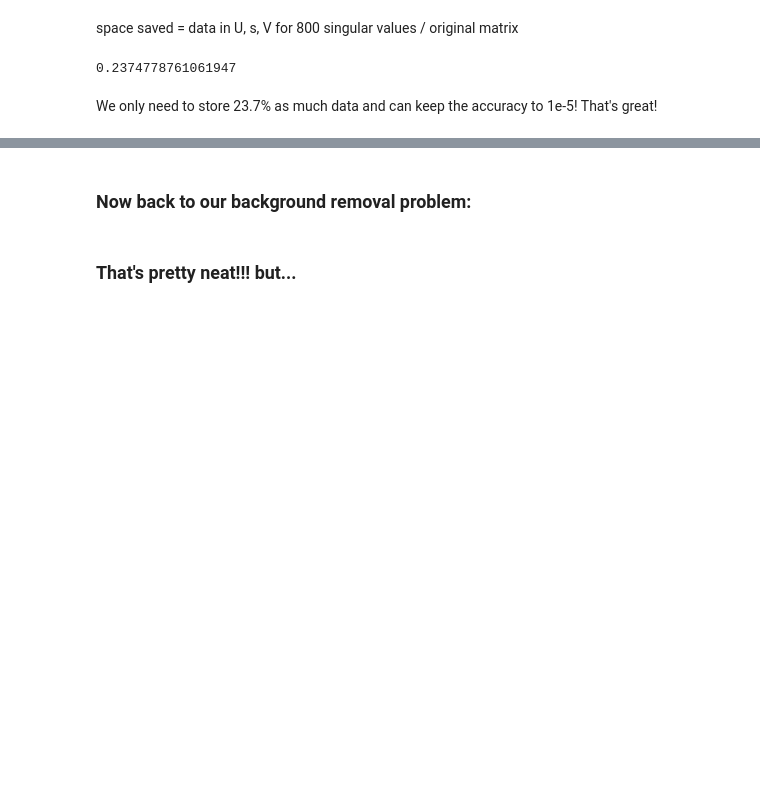
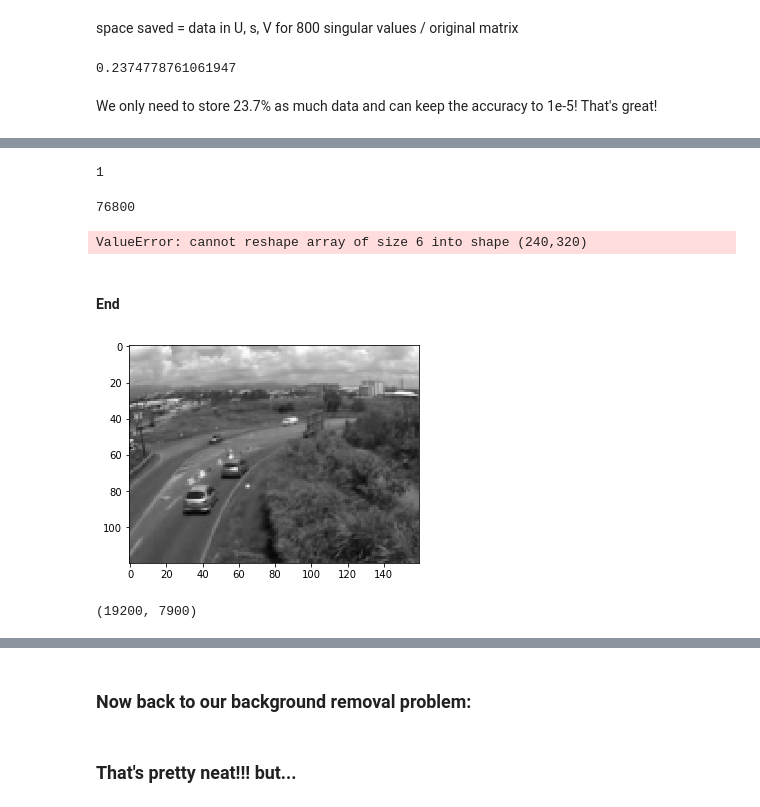
Before and after one commit to fastai/randomized-SVD, a Jupyter notebook: Randomized SVD.ipynb, the cells around one changed output, grey strips where cells are left out. Drawn from its saved outputs; the diff is of its cells as text; code cells hidden in the pictures; blank space fills up the shorter version.

Commit message:
added second video

```diff
--- a/Randomized SVD.ipynb
+++ b/Randomized SVD.ipynb
@@ -213,0 +216,2 @@ We only need to store 23.7% as much data and can keep the accuracy to 1e-5!  Tha
+# %%
+video2 = mpe.VideoFileClip("videos/Video_008.avi")
@@ -213,0 +232,6 @@ We only need to store 23.7% as much data and can keep the accuracy to 1e-5!  Tha
+# %%
+scale = 0.5   # Adjust scale to change resolution of image
+dims = (int(240 * scale), int(320 * scale))
+# %%
+N = create_data_matrix_from_video(video2, 100, scale)
+# N = np.load("low_res_traffic_matrix.npy")
@@ -213,0 +286,4 @@ We only need to store 23.7% as much data and can keep the accuracy to 1e-5!  Tha
+# %%
+print(scale)
+# %% [output]
+1
@@ -213,0 +292,14 @@ We only need to store 23.7% as much data and can keep the accuracy to 1e-5!  Tha
+# %%
+240*320
+# %% [output]
+76800
+# %%
+plt.imshow(np.reshape(N[:,340], dims), cmap='gray');
+# %% [output]
+ValueError: cannot reshape array of size 6 into shape (240,320)
+# %% [markdown]
+#### End
+# %%
+plt.imshow(np.reshape(N[:,340], dims), cmap='gray');
+# %% [output]
+[figure, added]
@@ -213,0 +312,4 @@ We only need to store 23.7% as much data and can keep the accuracy to 1e-5!  Tha
+# %%
+reconstructed = U @ np.diag(s) @ V; reconstructed.shape
+# %% [output]
+(19200, 7900)
```
Also changed, not shown: parts of 67 cells of this notebook, 1 other file.
